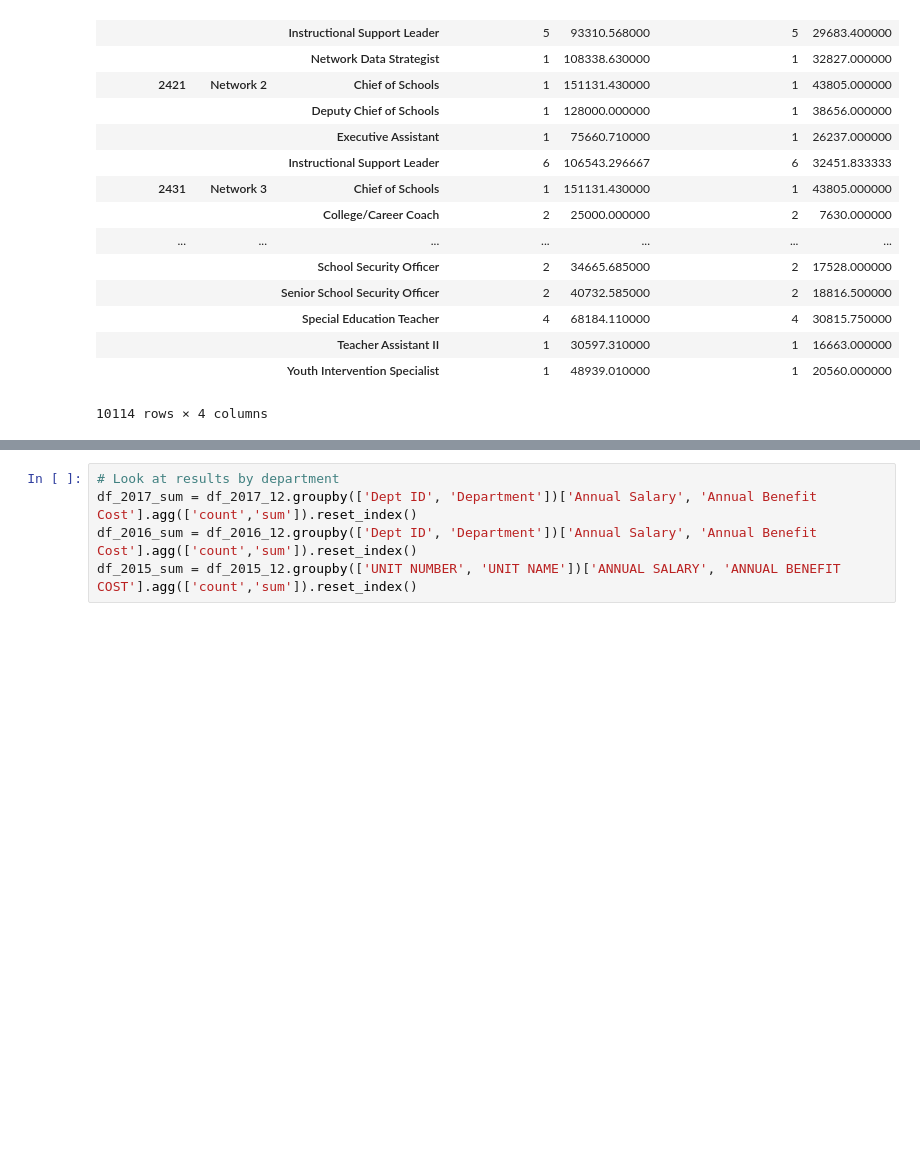
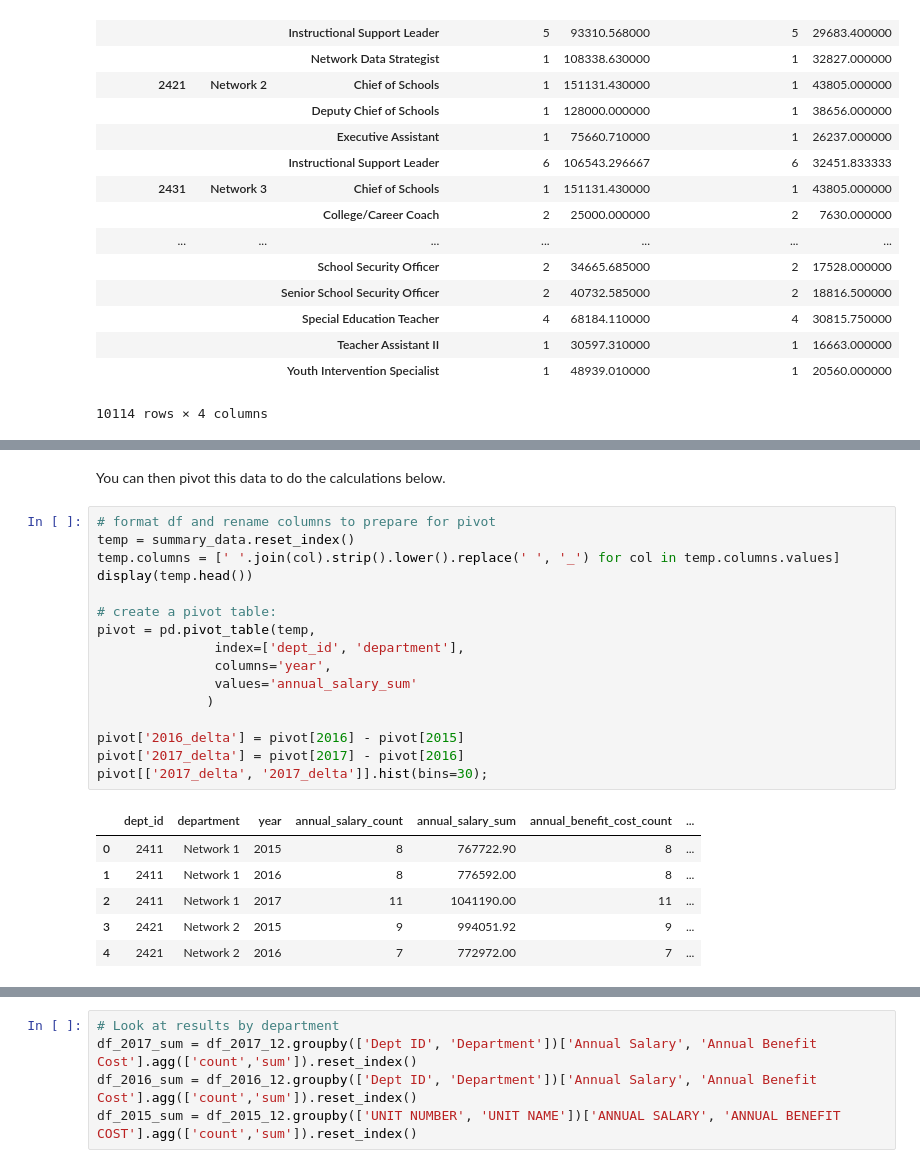
Before and after one commit to ALai57/ChiPy_Spring2018, a Jupyter notebook: CPS/CPS schools.ipynb, the cells around one changed output, grey strips where cells are left out. Saved outputs shown, nothing was run; the diff lists cells and outputs as text; blank space fills up the shorter version.

```diff
--- a/CPS/CPS schools.ipynb
+++ b/CPS/CPS schools.ipynb
@@ -101,0 +190,25 @@ df_2015_12.groupby(['UNIT NUMBER', 'UNIT NAME', 'JOB DESCRIPTION'])['ANNUAL SALA
+# %% [markdown]
+You can then pivot this data to do the calculations below.
+# %%
+# format df and rename columns to prepare for pivot
+temp = summary_data.reset_index()
+temp.columns = [' '.join(col).strip().lower().replace(' ', '_') for col in temp.columns.values]
+display(temp.head())
+
+# create a pivot table:
+pivot = pd.pivot_table(temp,
+               index=['dept_id', 'department'],
+               columns='year',
+               values='annual_salary_sum'
+              )
+
+pivot['2016_delta'] = pivot[2016] - pivot[2015]
+pivot['2017_delta'] = pivot[2017] - pivot[2016]
+pivot[['2017_delta', '2017_delta']].hist(bins=30);
+# %% [output]
+|  | dept_id | department | year | annual_salary_count | annual_salary_sum | annual_benefit_cost_count | ... |
+| 0 | 2411 | Network 1 | 2015 | 8 | 767722.90 | 8 | ... |
+| 1 | 2411 | Network 1 | 2016 | 8 | 776592.00 | 8 | ... |
+| 2 | 2411 | Network 1 | 2017 | 11 | 1041190.00 | 11 | ... |
+| 3 | 2421 | Network 2 | 2015 | 9 | 994051.92 | 9 | ... |
+| 4 | 2421 | Network 2 | 2016 | 7 | 772972.00 | 7 | ... |
```
Also changed, not shown: parts of 8 cells of this notebook.
